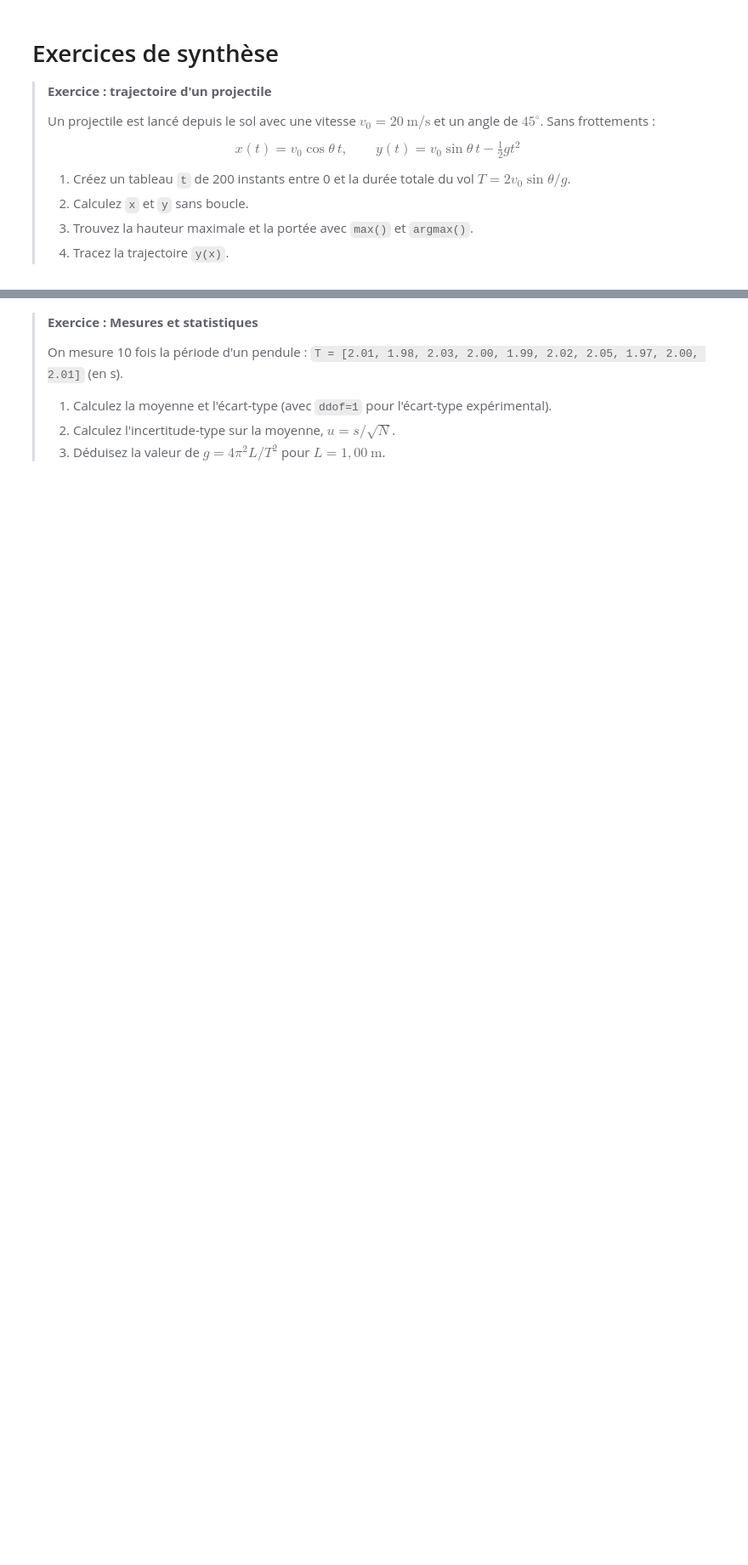
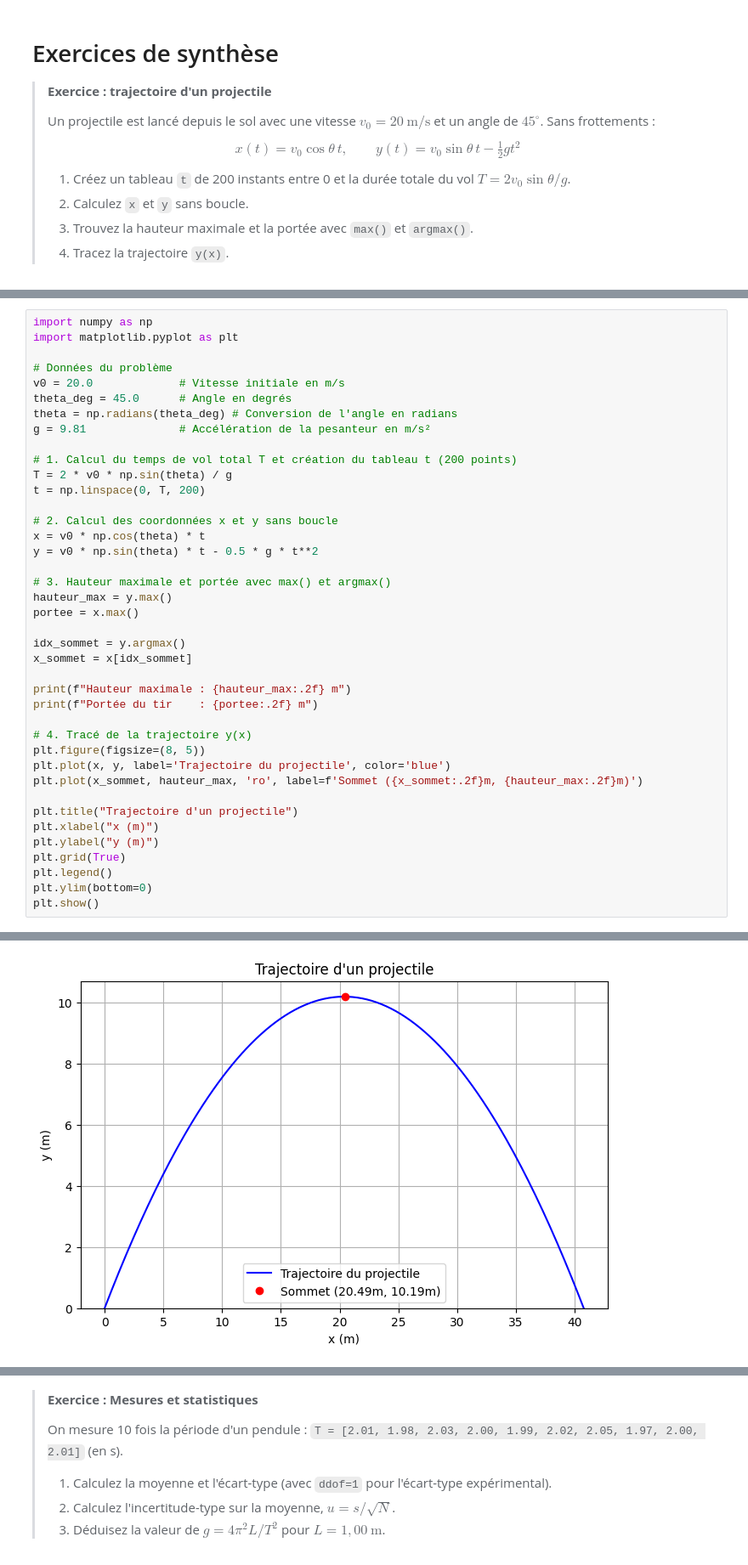
Before and after one commit to jhafssae-2510/FDM5-travaux-, a Jupyter notebook: notebooks/03_numpy.ipynb, the cells around one changed output, grey strips where cells are left out. Shown at 85% size. Saved outputs shown, nothing was run; the diff lists cells and outputs as text; blank space fills up the shorter version.

```diff
--- a/notebooks/03_numpy.ipynb
+++ b/notebooks/03_numpy.ipynb
@@ -1111,0 +1942,41 @@ j_max, j_min
+# %%
+import numpy as np
+import matplotlib.pyplot as plt
+
+# Données du problème
+v0 = 20.0             # Vitesse initiale en m/s
+theta_deg = 45.0      # Angle en degrés
+theta = np.radians(theta_deg) # Conversion de l'angle en radians
+g = 9.81              # Accélération de la pesanteur en m/s²
+
+# 1. Calcul du temps de vol total T et création du tableau t (200 points)
+T = 2 * v0 * np.sin(theta) / g
+t = np.linspace(0, T, 200)
+
+# 2. Calcul des coordonnées x et y sans boucle
+x = v0 * np.cos(theta) * t
+y = v0 * np.sin(theta) * t - 0.5 * g * t**2
+
+# 3. Hauteur maximale et portée avec max() et argmax()
+hauteur_max = y.max()
+portee = x.max()
+
+idx_sommet = y.argmax()
+x_sommet = x[idx_sommet]
+
+print(f"Hauteur maximale : {hauteur_max:.2f} m")
+print(f"Portée du tir    : {portee:.2f} m")
+
+# 4. Tracé de la trajectoire y(x)
+plt.figure(figsize=(8, 5))
+plt.plot(x, y, label='Trajectoire du projectile', color='blue')
+plt.plot(x_sommet, hauteur_max, 'ro', label=f'Sommet ({x_sommet:.2f}m, {hauteur_max:.2f}m)')
+
+plt.title("Trajectoire d'un projectile")
+plt.xlabel("x (m)")
+plt.ylabel("y (m)")
+plt.grid(True)
+plt.legend()
+plt.ylim(bottom=0)
+plt.show()
+# %% [output]
@@ -1112,3 +1985,4 @@ j_max, j_min
+[figure, added]
 # %%
 #@title Solution { display-mode: "form" }
 g, v0, theta = 9.81, 20.0, np.radians(45)
```
Also changed, not shown: parts of 207 cells of this notebook.
